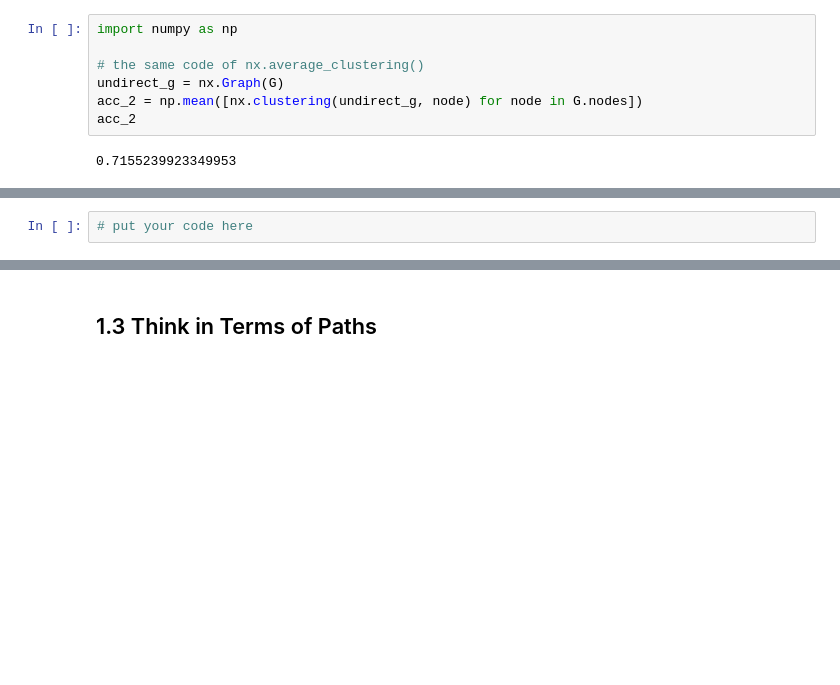
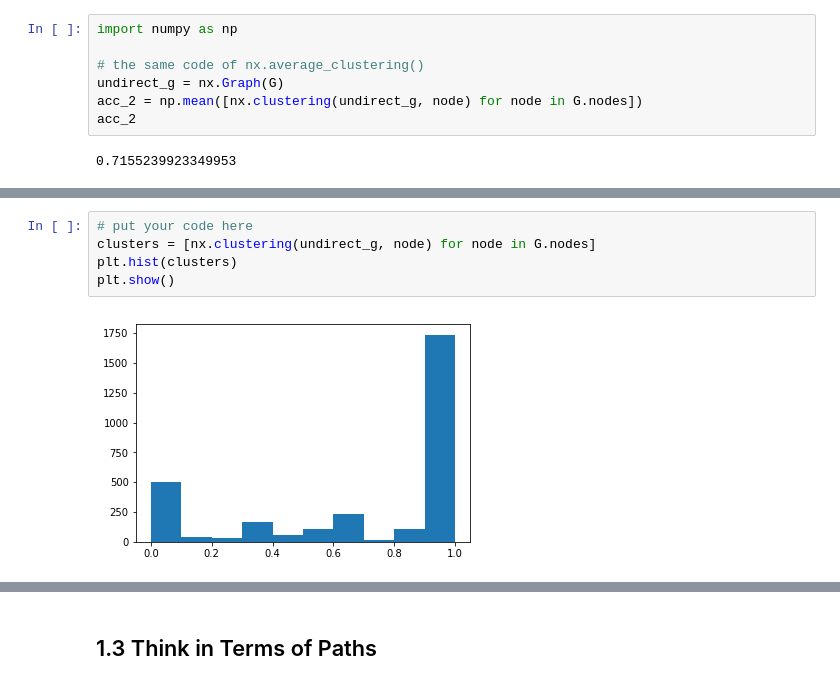
Before and after one commit to nymarya/data-science-one, a Jupyter notebook: Lesson#18/Lesson_18.ipynb, the cells around one changed output, grey strips where cells are left out. Saved outputs shown, nothing was run; the diff lists cells and outputs as text; blank space fills up the shorter version.

```diff
--- a/Lesson#18/Lesson_18.ipynb
+++ b/Lesson#18/Lesson_18.ipynb
@@ -233,5 +261,10 @@ acc_2
 
 1. Create a histogram and a box plot considering the clustering metric (**nx.clustering()**) for all nodes in the graph G. What is your conclusion?
 2. Draw a scatter plot comparing the **Degree** metric (axis x) and **Clustering** metric (axis y) for all nodes in graph G. What is your conclusion?
-# %%
-# put your code here
+# %%
+# put your code here
+clusters = [nx.clustering(undirect_g, node) for node in G.nodes]
+plt.hist(clusters)
+plt.show()
+# %% [output]
+[figure, added]
```
Also changed, not shown: parts of 14 cells of this notebook.
